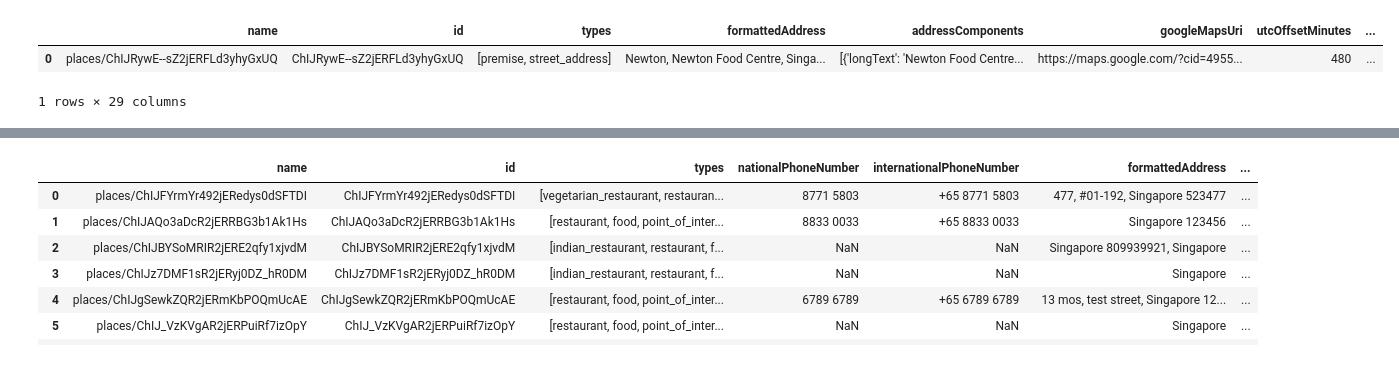
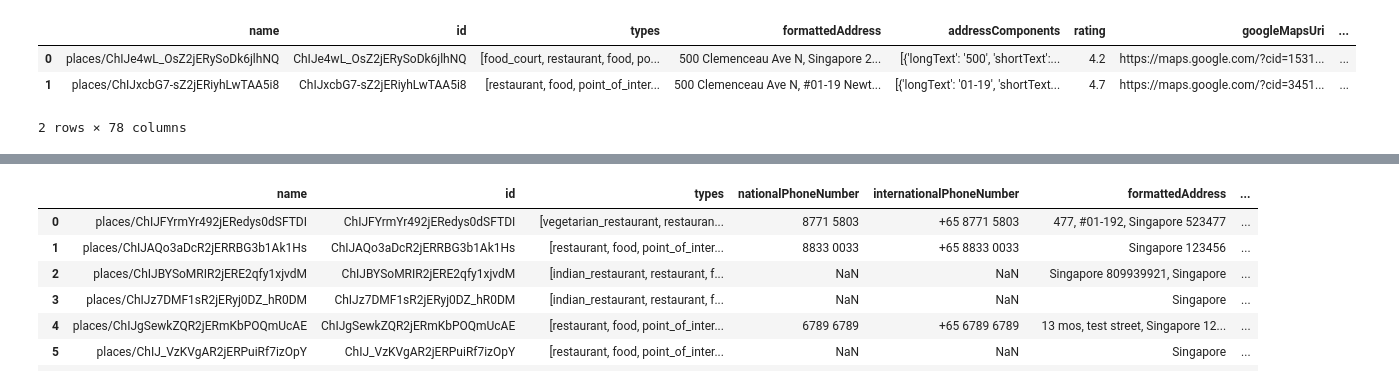
Before and after one commit to koshyan/places-api, a Jupyter notebook: places_api.ipynb, the cells around one changed output, grey strips where cells are left out. Drawn from its saved outputs; the diff is of its cells as text; code cells hidden in the pictures.

Commit message:
test search api

```diff
--- a/places_api.ipynb
+++ b/places_api.ipynb
@@ -66,17 +66,18 @@ def call_place_details_api(fieldmask, place_id, api_key):
 
     return df
 # %%
-api_key = "your_api_key"
+api_key = 'AIzaSyDgC3nnqklvlJhr4vvl-QtRR-zVZENWpss'
 # %%
 # text search api (useful for retrieving place id)
 
-fieldmask_1 = '*'   # retrieves all fields
-textquery = 'newton hawker centre in singapore'
+fieldmask_1_1 = '*'   # retrieves all fields
+textquery_1_1 = 'hawker stalls in Newton Food Centre Singapore'
 
-test_1 = call_text_search_api(fieldmask_1, textquery, api_key)
+test_1_1 = call_text_search_api(fieldmask_1_1, textquery_1_1, api_key)
 # %%
-test_1
+test_1_1
 # %% [output]
-|  | name | id | types | formattedAddress | addressComponents | googleMapsUri | utcOffsetMinutes | ... |
-| 0 | places/ChIJRywE--sZ2jERFLd3yhyGxUQ | ChIJRywE--sZ2jERFLd3yhyGxUQ | [premise, street_address] | Newton, Newton Food Centre, Singa... | [{'longText': 'Newton Food Centre... | https://maps.google.com/?cid=4955... | 480 | ... |
+|  | name | id | types | formattedAddress | addressComponents | rating | googleMapsUri | ... |
+| 0 | places/ChIJe4wL_OsZ2jERySoDk6jlhNQ | ChIJe4wL_OsZ2jERySoDk6jlhNQ | [food_court, restaurant, food, po... | 500 Clemenceau Ave N, Singapore 2... | [{'longText': '500', 'shortText':... | 4.2 | https://maps.google.com/?cid=1531... | ... |
+| 1 | places/ChIJxcbG7-sZ2jERiyhLwTAA5i8 | ChIJxcbG7-sZ2jERiyhLwTAA5i8 | [restaurant, food, point_of_inter... | 500 Clemenceau Ave N, #01-19 Newt... | [{'longText': '01-19', 'shortText... | 4.7 | https://maps.google.com/?cid=3451... | ... |
-1 rows × 29 columns
+2 rows × 78 columns
```
Also changed, not shown: parts of 9 cells of this notebook.
